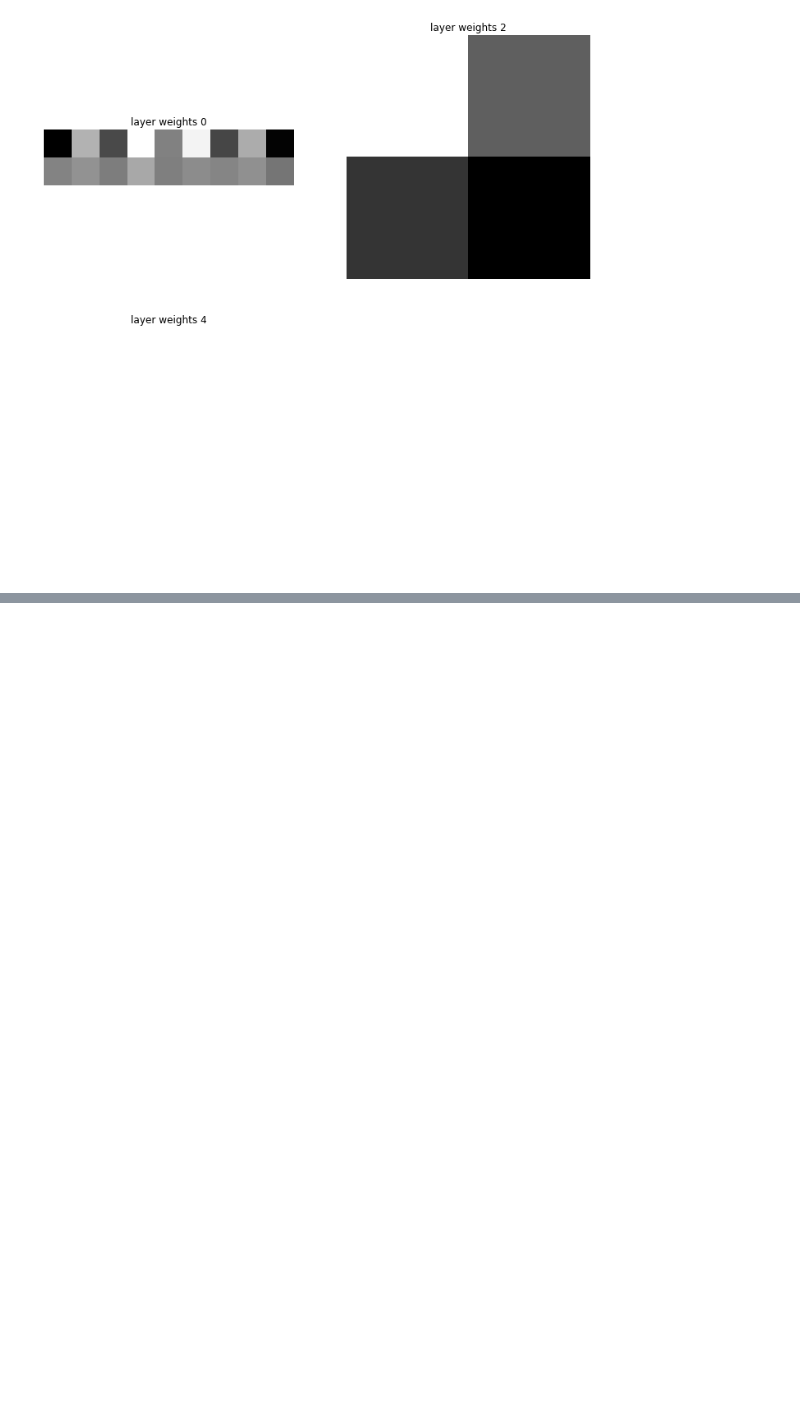
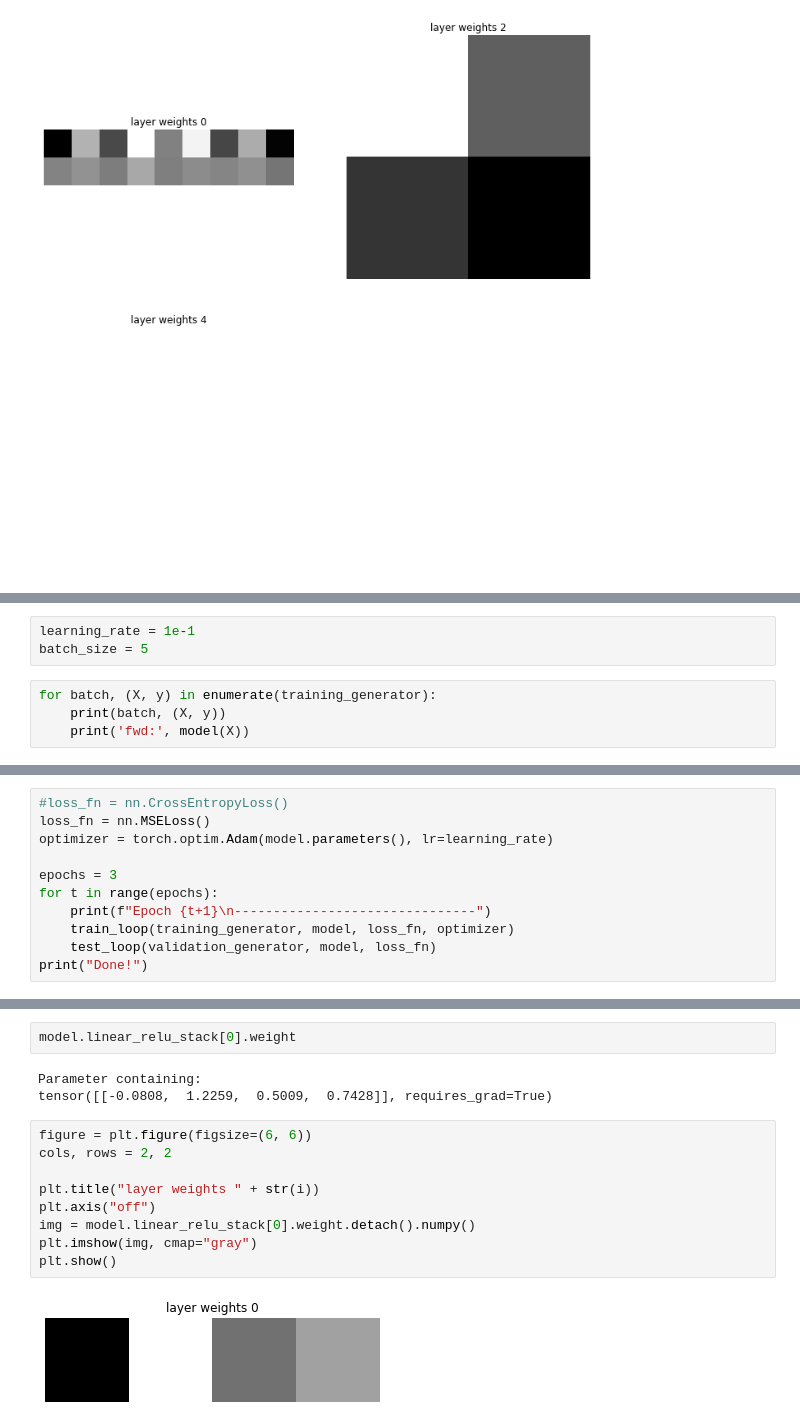
Before and after one commit to Unilmalas/TextAI, a Jupyter notebook: snippets 45.ipynb, the cells around one changed output, grey strips where cells are left out. Saved outputs shown, nothing was run; the diff lists cells and outputs as text; blank space fills up the shorter version.

```diff
--- a/snippets 45.ipynb
+++ b/snippets 45.ipynb
@@ -796,0 +941,7 @@ TypeError: Invalid shape (2,) for image data
+# %%
+learning_rate = 1e-1
+batch_size = 5
+# %%
+for batch, (X, y) in enumerate(training_generator):
+    print(batch, (X, y))
+    print('fwd:', model(X))
@@ -796,0 +1010,11 @@ TypeError: Invalid shape (2,) for image data
+# %%
+#loss_fn = nn.CrossEntropyLoss()
+loss_fn = nn.MSELoss()
+optimizer = torch.optim.Adam(model.parameters(), lr=learning_rate)
+
+epochs = 3
+for t in range(epochs):
+    print(f"Epoch {t+1}\n-------------------------------")
+    train_loop(training_generator, model, loss_fn, optimizer)
+    test_loop(validation_generator, model, loss_fn)
+print("Done!")
@@ -796,0 +1077,16 @@ TypeError: Invalid shape (2,) for image data
+# %%
+model.linear_relu_stack[0].weight
+# %% [output]
+Parameter containing:
+tensor([[-0.0808,  1.2259,  0.5009,  0.7428]], requires_grad=True)
+# %%
+figure = plt.figure(figsize=(6, 6))
+cols, rows = 2, 2
+
+plt.title("layer weights " + str(i))
+plt.axis("off")
+img = model.linear_relu_stack[0].weight.detach().numpy()
+plt.imshow(img, cmap="gray")
+plt.show()
+# %% [output]
+[figure, added]
```
Also changed, not shown: parts of 11 cells of this notebook.
